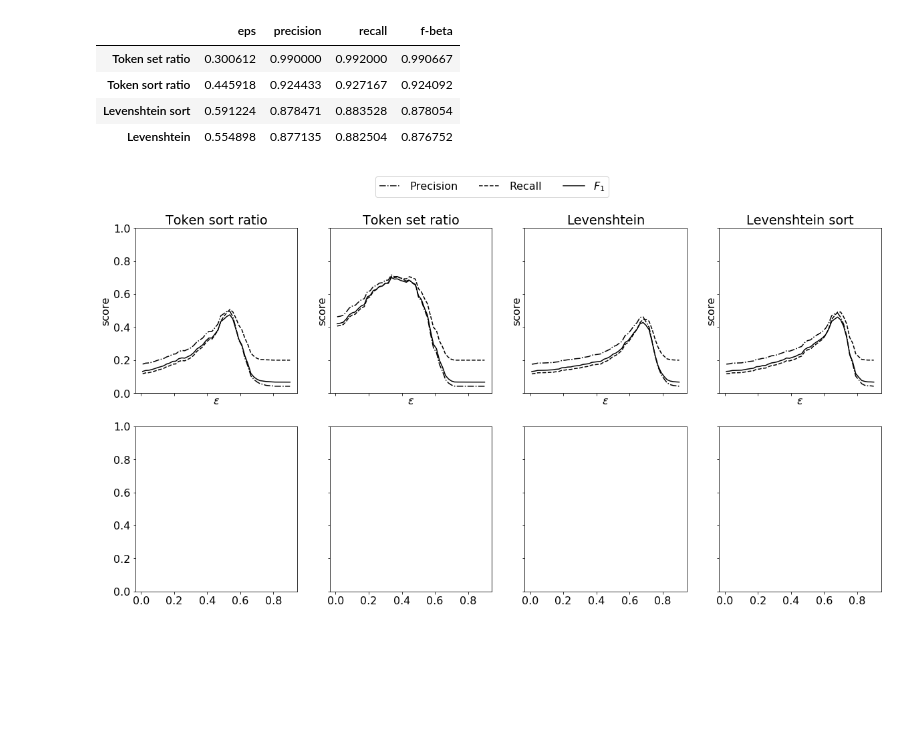
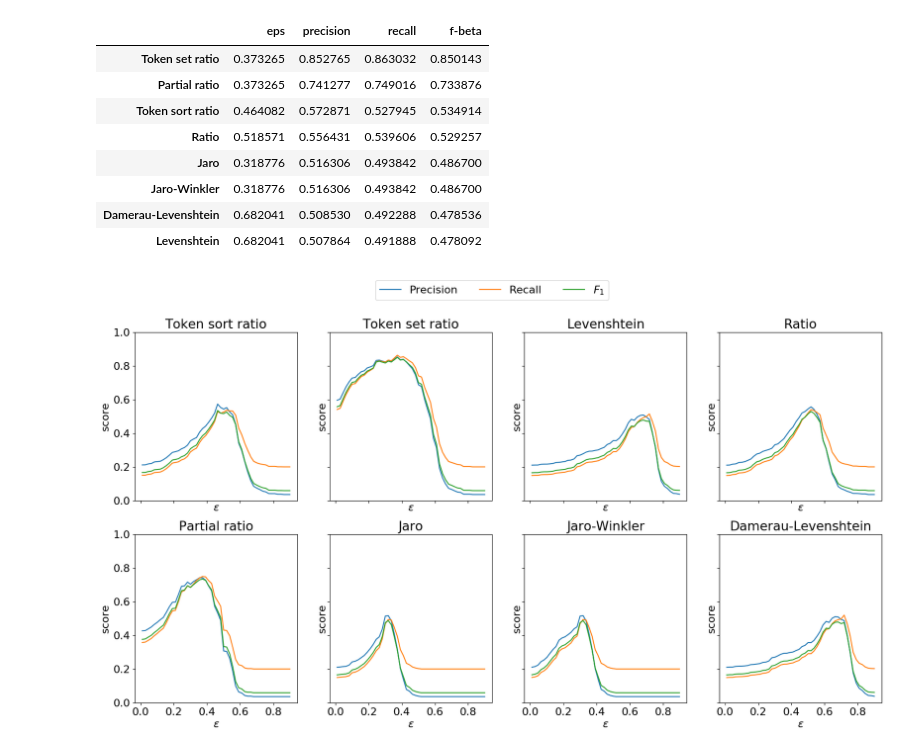
Before and after one commit to kakty3/esc, a Jupyter notebook: jupyter_notebooks/Distance functions testing.ipynb, the cells around one changed output. Drawn from its saved outputs; the diff is of its cells as text; code cells hidden in the pictures; blank space fills up the shorter version.

Commit message:
reset matplotlib settings

```diff
--- a/jupyter_notebooks/Distance functions testing.ipynb
+++ b/jupyter_notebooks/Distance functions testing.ipynb
@@ -74,7 +71,7 @@ author_cache = list(author_collection.find())
 names_data = [author['names'] for author in author_cache]
 affiliations_data = [author['affiliations'] for author in author_cache]
 # %%
-dataset = names_data
+dataset = affiliations_data
 test_data_size = 100
 sample_size = 5
 max_variations = 5
@@ -97,14 +94,14 @@ distance_functions = [
     (functools.partial(token_set_distance, full_process=False),
      'Token set ratio'),
     (levenshtein, 'Levenshtein'),
-    (levenshtein_sort, 'Levenshtein sort'),
-#     (ratio_distance, 'Ratio'),
-#     (partial_ratio_distance, 'Partial ratio'),
+#     (levenshtein_sort, 'Levenshtein sort'),
+    (ratio_distance, 'Ratio'),
+    (partial_ratio_distance, 'Partial ratio'),
 #     (partial_token_sort_distance, 'Partial token sort ratio'),
 #     (partial_token_set_distance, 'Partial token set ratio'),
-#     (jaro_distance, 'Jaro'),
-#     (jaro_winkler_distance, 'Jaro-Winkler'),
-#     (damerau_levenshtein, 'Damerau-Levenshtein'),
+    (jaro_distance, 'Jaro'),
+    (jaro_winkler_distance, 'Jaro-Winkler'),
+    (damerau_levenshtein, 'Damerau-Levenshtein'),
 #     (most_freq_k_sdf_normalized, 'MostFreqKSDF')
 ]
 
@@ -163,35 +160,39 @@ for (distance_function, distance_function_name) in distance_functions:
 df.sort_values('f-beta', ascending=False)
 # %% [output]
 |  | eps | precision | recall | f-beta |
-| Token set ratio | 0.300612 | 0.990000 | 0.992000 | 0.990667 |
-| Token sort ratio | 0.445918 | 0.924433 | 0.927167 | 0.924092 |
-| Levenshtein sort | 0.591224 | 0.878471 | 0.883528 | 0.878054 |
-| Levenshtein | 0.554898 | 0.877135 | 0.882504 | 0.876752 |
+| Token set ratio | 0.373265 | 0.852765 | 0.863032 | 0.850143 |
+| Partial ratio | 0.373265 | 0.741277 | 0.749016 | 0.733876 |
+| Token sort ratio | 0.464082 | 0.572871 | 0.527945 | 0.534914 |
+| Ratio | 0.518571 | 0.556431 | 0.539606 | 0.529257 |
+| Jaro | 0.318776 | 0.516306 | 0.493842 | 0.486700 |
+| Jaro-Winkler | 0.318776 | 0.516306 | 0.493842 | 0.486700 |
+| Damerau-Levenshtein | 0.682041 | 0.508530 | 0.492288 | 0.478536 |
+| Levenshtein | 0.682041 | 0.507864 | 0.491888 | 0.478092 |
+# %%
+matplotlib.rcParams.update(matplotlib.rcParamsDefault)
 # %%
 plt.rc('font', size=16)
-plt.rc('lines', color='k')
-plt.rc('axes',
-       prop_cycle=cycler('linestyle', ['-.', '--', '-']))
+# plt.rc('axes',
+#        prop_cycle=cycler('linestyle', ['-.', '--', '-']))
 
 fig, axes = plt.subplots(2, 4, sharex=True, sharey=True, figsize=(20, 10))
 
 for (distance_function_name, (precision, recall, fbeta)), axis in zip(precision_recall_fbeta.items(), axes.ravel()):
     axis.set_title(distance_function_name)
     axis.set_ylim([0, 1])
     axis.set_xlabel(r'$\varepsilon$')
     axis.set_ylabel('score')
 
     l_precision, = axis.plot(eps_range, precision, markevery=10)
     l_recall, = axis.plot(eps_range, recall, markevery=2)
     l_fbeta, = axis.plot(eps_range, fbeta, markevery=2)
-#     axis.plot([0.853618, 0.853618], 'k--', linewidth=1.0)
 
 fig.legend((l_precision, l_recall, l_fbeta),
            labels=('Precision', 'Recall', r'$F_1$'),
            ncol=3,
            loc='upper center');
 # %% [output]
-[figure, old version]
+[figure, new version]
 # %%
 plt.rc('font', size=16)
 
```
Also changed, not shown: parts of 4 cells of this notebook.
